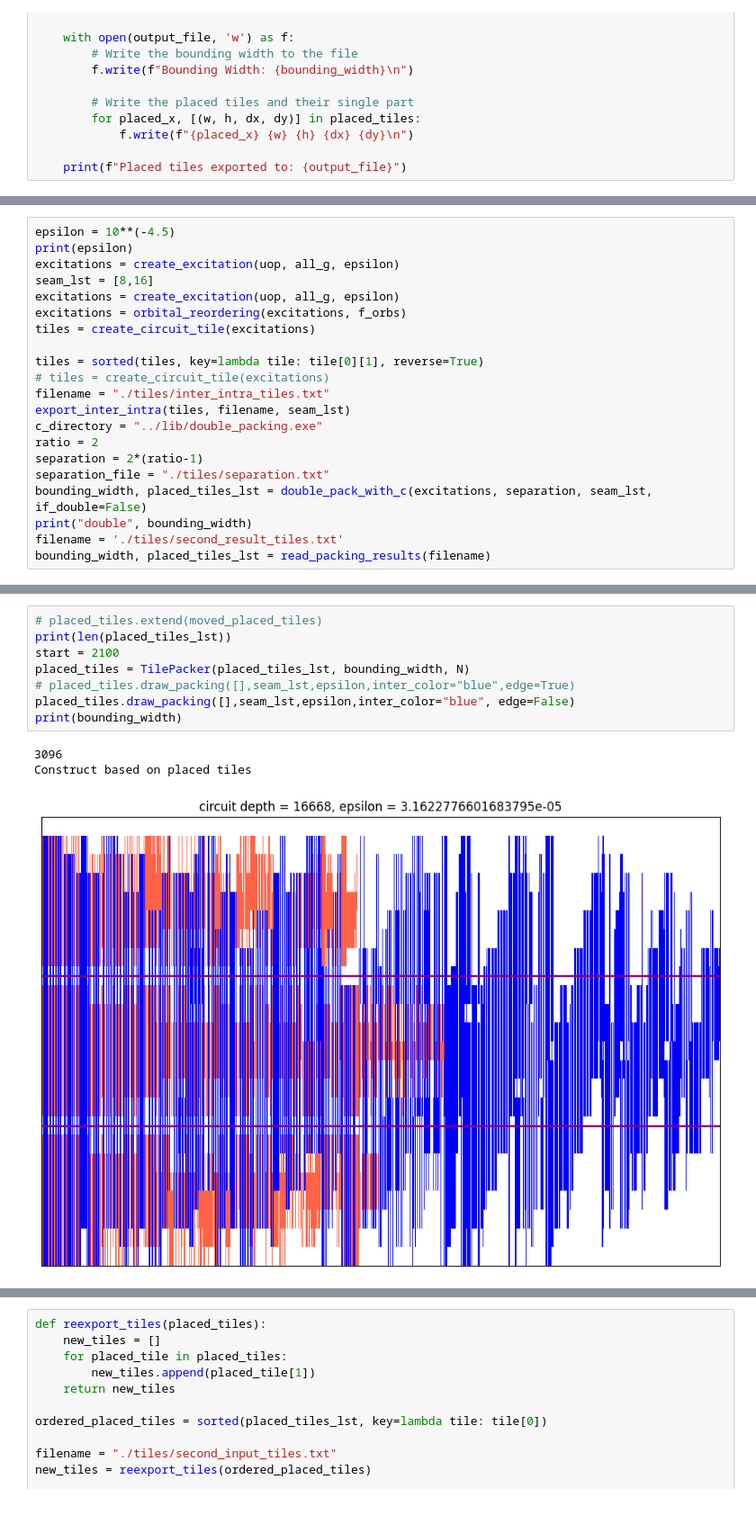
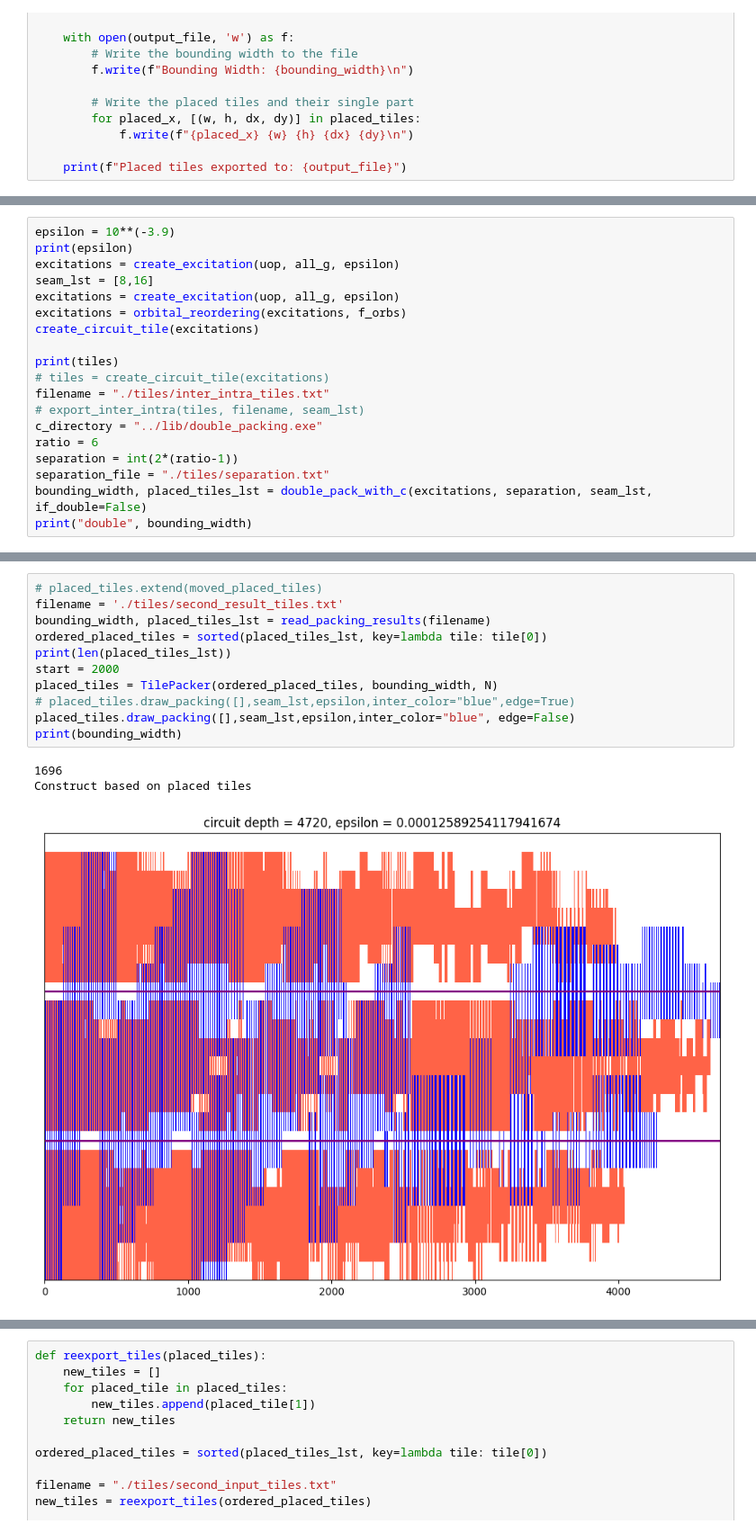
Before and after one commit to TianXue2002/H-chain, a Jupyter notebook: src/double_packing/double_packing.ipynb, the cells around one changed output, grey strips where cells are left out. Shown at 90% size. Cells and saved outputs as stored; diff of their text form.

Commit message:
I mistakly double count some inter module tiles. Fix the double counting

```diff
--- a/src/double_packing/double_packing.ipynb
+++ b/src/double_packing/double_packing.ipynb
@@ -145,24 +145,22 @@ tiles = create_circuit_tile(excitations)
 Missing module: mrh.exploratory.unitary_cc.uccsd_sym1, substituting with DummyMRH
 0.00012589254117941674
 # %%
-epsilon = 10**(-4.5)
+epsilon = 10**(-3.9)
 print(epsilon)
 excitations = create_excitation(uop, all_g, epsilon)
 seam_lst = [8,16]
 excitations = create_excitation(uop, all_g, epsilon)
 excitations = orbital_reordering(excitations, f_orbs)
-tiles = create_circuit_tile(excitations)
+create_circuit_tile(excitations)
 
-tiles = sorted(tiles, key=lambda tile: tile[0][1], reverse=True)
+print(tiles)
 # tiles = create_circuit_tile(excitations)
 filename = "./tiles/inter_intra_tiles.txt"
-export_inter_intra(tiles, filename, seam_lst)
+# export_inter_intra(tiles, filename, seam_lst)
 c_directory = "../lib/double_packing.exe"
-ratio = 2
-separation = 2*(ratio-1)
+ratio = 6
+separation = int(2*(ratio-1))
 separation_file = "./tiles/separation.txt"
 bounding_width, placed_tiles_lst = double_pack_with_c(excitations, separation, seam_lst, if_double=False)
 print("double", bounding_width)
-filename = './tiles/second_result_tiles.txt'
-bounding_width, placed_tiles_lst = read_packing_results(filename)
 # %% [output]
@@ -184,12 +184,15 @@ double 16668
 # %%
 # placed_tiles.extend(moved_placed_tiles)
+filename = './tiles/second_result_tiles.txt'
+bounding_width, placed_tiles_lst = read_packing_results(filename)
+ordered_placed_tiles = sorted(placed_tiles_lst, key=lambda tile: tile[0])
 print(len(placed_tiles_lst))
-start = 2100
-placed_tiles = TilePacker(placed_tiles_lst, bounding_width, N)
+start = 2000
+placed_tiles = TilePacker(ordered_placed_tiles, bounding_width, N)
 # placed_tiles.draw_packing([],seam_lst,epsilon,inter_color="blue",edge=True)
 placed_tiles.draw_packing([],seam_lst,epsilon,inter_color="blue", edge=False)
 print(bounding_width)
 # %% [output]
-3096
+1696
 Construct based on placed tiles
-[figure, old version]
+[figure, new version]
```
Also changed, not shown: parts of 5 cells of this notebook, 19 other files.
